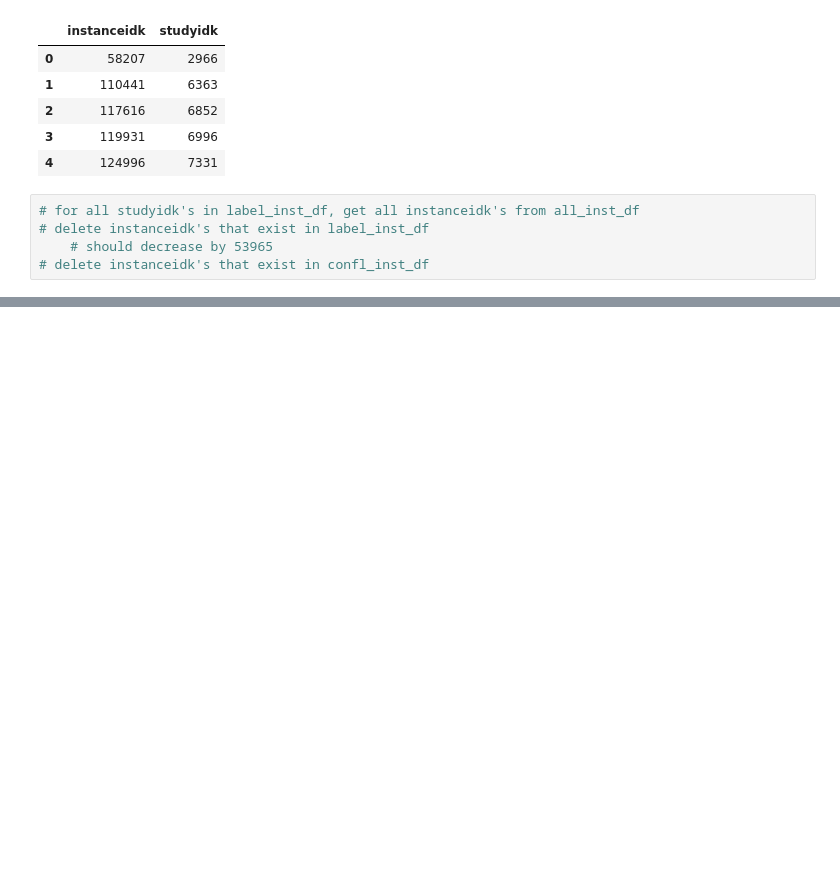
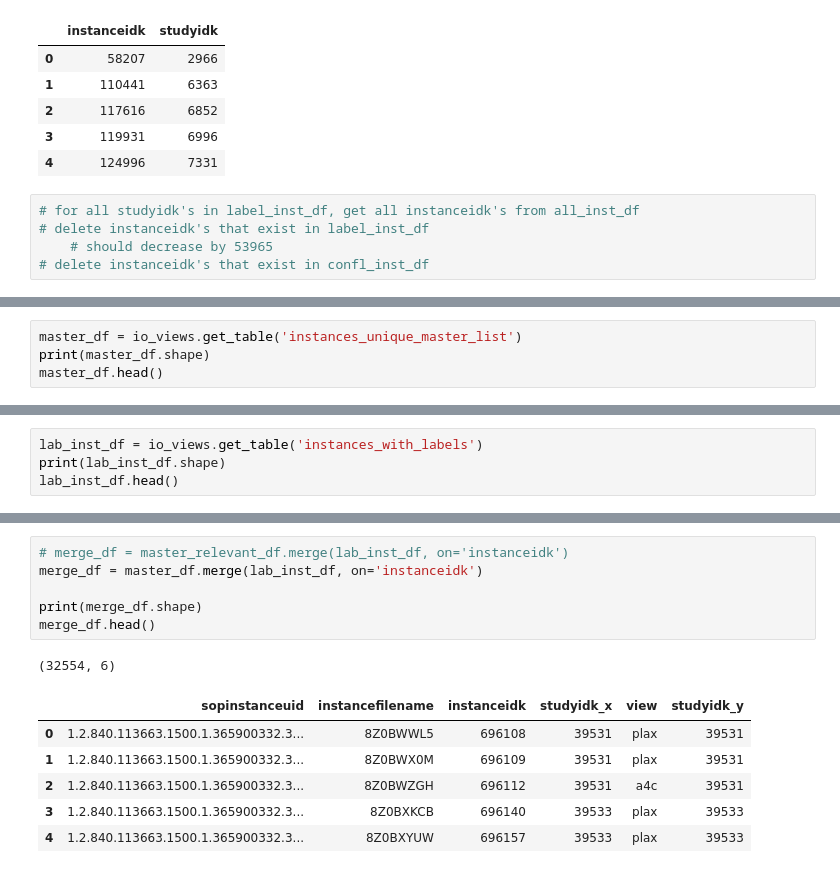
Before and after one commit to dssg/usal_echo_public, a Jupyter notebook: notebooks/20190717_DVV_build_m1_dataset.ipynb, the cells around one changed output, grey strips where cells are left out. Drawn from its saved outputs; the diff is of its cells as text; blank space fills up the shorter version.

```diff
--- a/notebooks/20190717_DVV_build_m1_dataset.ipynb
+++ b/notebooks/20190717_DVV_build_m1_dataset.ipynb
@@ -102,0 +220,4 @@ poss_inst_df.head()
+# %%
+master_df = io_views.get_table('instances_unique_master_list')
+print(master_df.shape)
+master_df.head()
@@ -102,0 +232,4 @@ poss_inst_df.head()
+# %%
+lab_inst_df = io_views.get_table('instances_with_labels')
+print(lab_inst_df.shape)
+lab_inst_df.head()
@@ -102,0 +251,14 @@ poss_inst_df.head()
+# %%
+# merge_df = master_relevant_df.merge(lab_inst_df, on='instanceidk')
+merge_df = master_df.merge(lab_inst_df, on='instanceidk')
+
+print(merge_df.shape)
+merge_df.head()
+# %% [output]
+(32554, 6)
+|  | sopinstanceuid | instancefilename | instanceidk | studyidk_x | view | studyidk_y |
+| 0 | 1.2.840.113663.1500.1.365900332.3... | 8Z0BWWL5 | 696108 | 39531 | plax | 39531 |
+| 1 | 1.2.840.113663.1500.1.365900332.3... | 8Z0BWX0M | 696109 | 39531 | plax | 39531 |
+| 2 | 1.2.840.113663.1500.1.365900332.3... | 8Z0BWZGH | 696112 | 39531 | a4c | 39531 |
+| 3 | 1.2.840.113663.1500.1.365900332.3... | 8Z0BXKCB | 696140 | 39533 | plax | 39533 |
+| 4 | 1.2.840.113663.1500.1.365900332.3... | 8Z0BXYUW | 696157 | 39533 | plax | 39533 |
```
Also changed, not shown: parts of 21 cells of this notebook, 4 other files.
